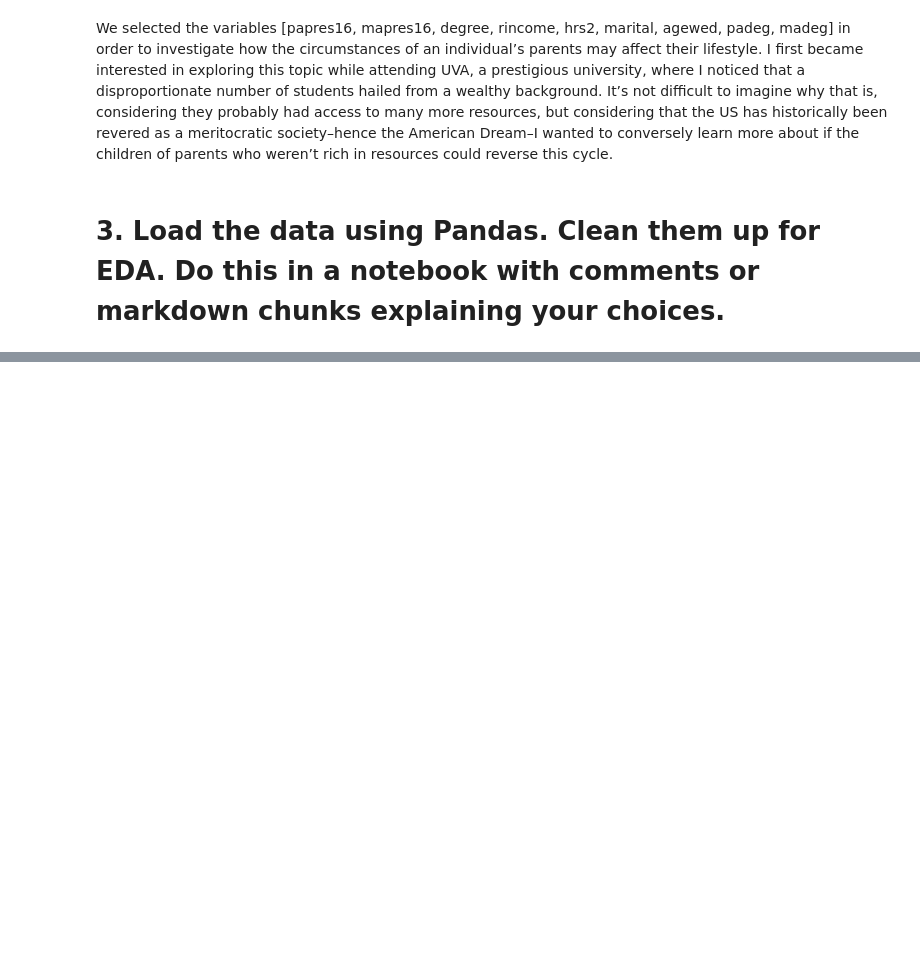
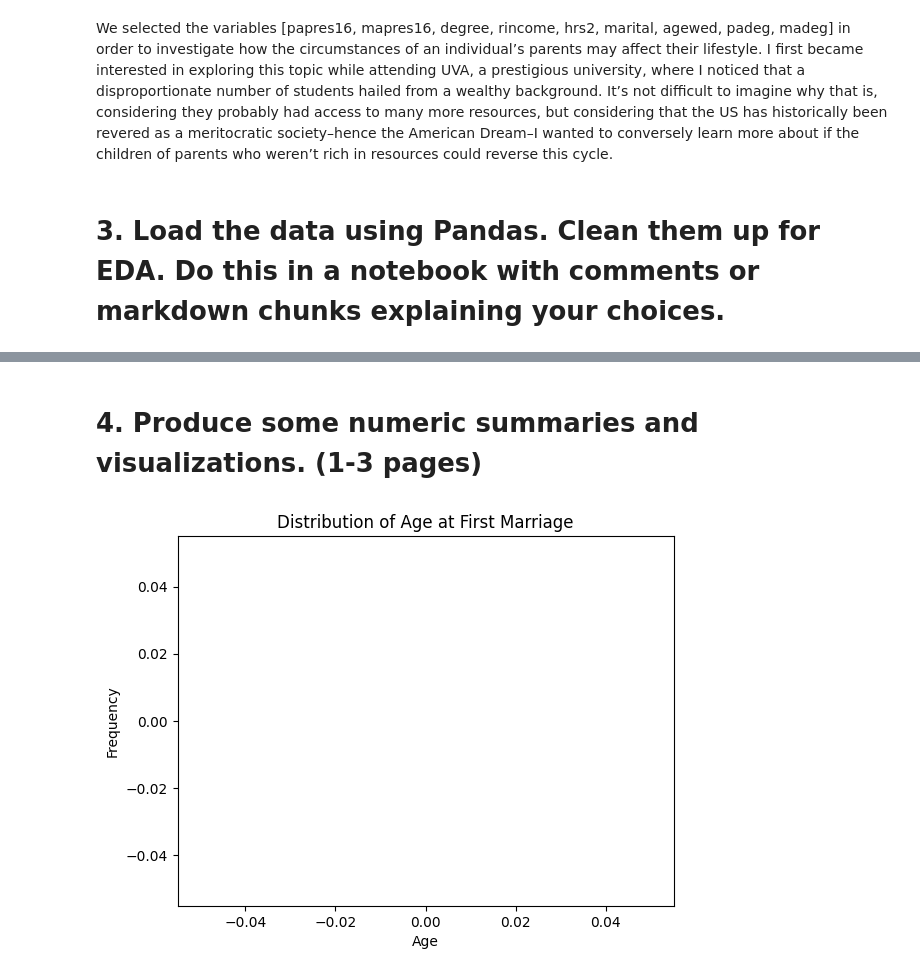
Before and after one commit to norawik/EDA, a Jupyter notebook: lab/gss.ipynb, the cells around one changed output, grey strips where cells are left out. Saved outputs shown, nothing was run; the diff lists cells and outputs as text; code cells hidden in the pictures; blank space fills up the shorter version.

```diff
--- a/lab/gss.ipynb
+++ b/lab/gss.ipynb
@@ -39,9 +39,8 @@ FileNotFoundError: [Errno 2] No such file or directory: 'EDA/lab/get_gss.ipynb'
 # %%
-var_list = ['wrkstat', 'prestige'] # List of variables you want to save
-output_filename = 'selected_gss_data.csv' # Name of the file you want to save the data to
-#
+var_list = ['papres16', 'mapres10', 'degree', 'rincome', 'hrs2', 'marital', 'agewed', 'padeg', 'madeg'] # List of variables you want to save
+output_variables = 'selected_gss_data.csv' # Name of the file you want to save the data to
 phase = 0 # Starts in write mode; after one iteration of loop, switches to append mode
-#
+
 for k in range(3): # for each chunk of the data
     url = 'https://github.com/DS3001/project_gss/raw/main/gss_chunk_' + str(1+k) + '.parquet' # Create url to the chunk to be processed
     print(url) # Check the url is correct
@@ -83,3 +82,7 @@ https://github.com/DS3001/project_gss/raw/main/gss_chunk_1.parquet
 We selected the variables [papres16, mapres16, degree, rincome, hrs2, marital, agewed, padeg, madeg] in order to investigate how the circumstances of an individual’s parents may affect their lifestyle. I first became interested in exploring this topic while attending UVA, a prestigious university, where I noticed that a disproportionate number of students hailed from a wealthy background. It’s not difficult to imagine why that is, considering they probably had access to many more resources, but considering that the US has historically been revered as a meritocratic society–hence the American Dream–I wanted to conversely learn more about if the children of parents who weren’t rich in resources could reverse this cycle.
 # %% [markdown]
 # **3. Load the data using Pandas. Clean them up for EDA. Do this in a notebook with comments or markdown chunks explaining your choices.**
+# %%
+df = pd.read_csv(output_variables) #load data with my selected variables
+print(df.info()) #print data to ensure that the correct variables are selected and view variable information. We see that the variables match with our selected data.
+print(df.head()) #print first few rows of data
@@ -85,0 +109,3 @@ We selected the variables [papres16, mapres16, degree, rincome, hrs2, marital, a
+# %%
+df = df.dropna(subset=['rincome', 'mapres10', 'hrs2']) #we want to drop rows with missing data, specifically in the mapres10, rincome, and hrs2 variables. If we drop all rows with missing data from each variable, the dataset may be empty (as there are many missing values).
+print(df.head()) #print the first 5 rows to examine changes
@@ -85,0 +128,13 @@ We selected the variables [papres16, mapres16, degree, rincome, hrs2, marital, a
+# %%
+df['papres16'] = pd.to_numeric(df['papres16'], errors='coerce') #Convert numeric values
+df['mapres10'] = pd.to_numeric(df['mapres10'], errors='coerce')
+df['hrs2'] = pd.to_numeric(df['hrs2'], errors='coerce')
+df['agewed'] = pd.to_numeric(df['agewed'], errors='coerce')
+
+df['degree'] = df['degree'].astype('category') #Convert categorical variables
+df['rincome'] = df['rincome'].astype('category')
+df['marital'] = df['marital'].astype('category')
+df['padeg'] = df['padeg'].astype('category')
+df['madeg'] = df['madeg'].astype('category')
+
+print(df.dtypes) #Examine the datatypes to ensure accuracy
@@ -85,0 +152,10 @@ We selected the variables [papres16, mapres16, degree, rincome, hrs2, marital, a
+# %% [markdown]
+# **4. Produce some numeric summaries and visualizations. (1-3 pages)**
+# %%
+sns.histplot(df['agewed'].dropna(), bins=20, kde=True)
+plt.title('Distribution of Age at First Marriage')
+plt.xlabel('Age')
+plt.ylabel('Frequency')
+plt.show()
+# %% [output]
+[figure, added]
```
Also changed, not shown: parts of 8 cells of this notebook.
